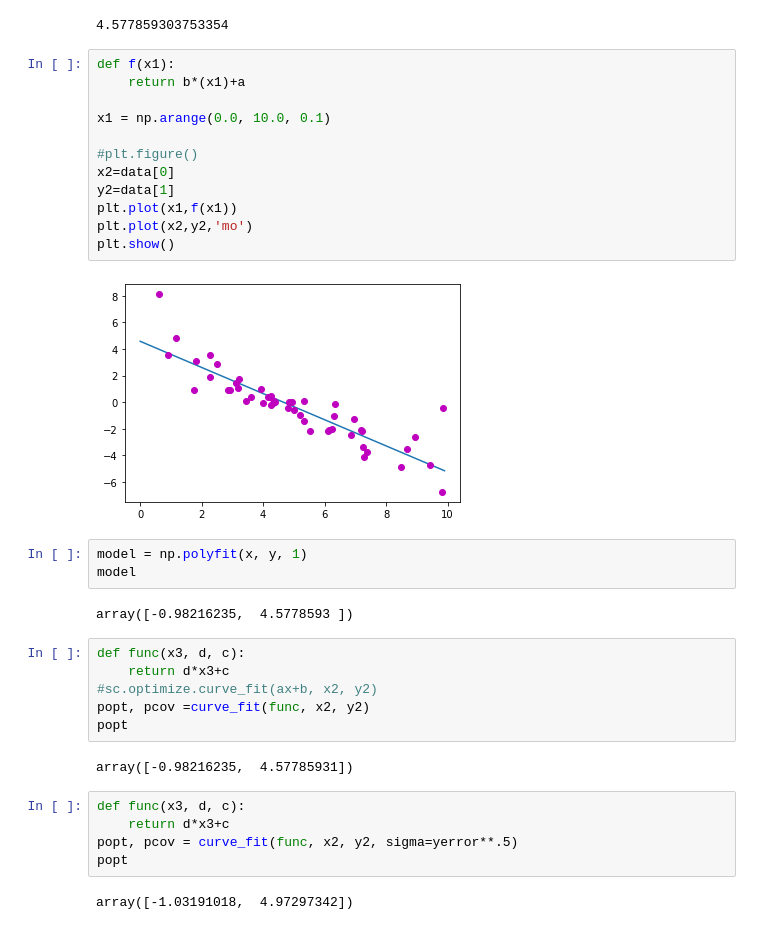
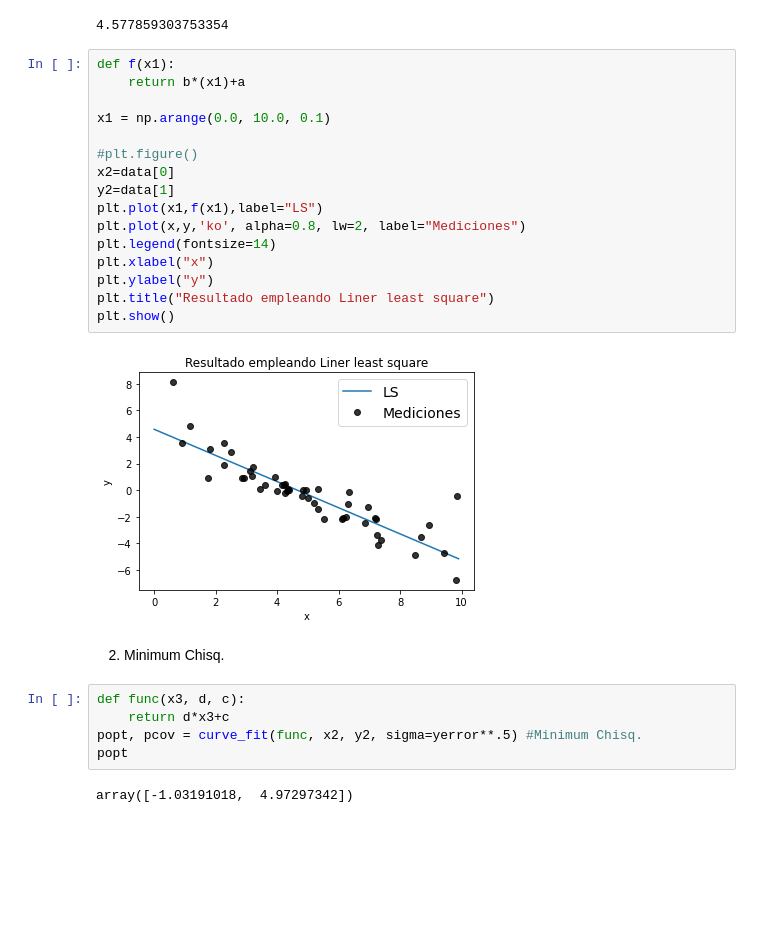
Before and after one commit to DCIDA2019/dcida2020ii-JDJPL, a Jupyter notebook: Oct16/Fitexercise_JDJPL.ipynb, the cells around one changed output. Saved outputs shown, nothing was run; the diff lists cells and outputs as text; blank space fills up the shorter version.

```diff
--- a/Oct16/Fitexercise_JDJPL.ipynb
+++ b/Oct16/Fitexercise_JDJPL.ipynb
@@ -68,34 +75,27 @@ a
 # %%
 def f(x1):
     return b*(x1)+a
 
 x1 = np.arange(0.0, 10.0, 0.1)
 
 #plt.figure()
 x2=data[0]
 y2=data[1]
-plt.plot(x1,f(x1))
-plt.plot(x2,y2,'mo')
+plt.plot(x1,f(x1),label="LS")
+plt.plot(x,y,'ko', alpha=0.8, lw=2, label="Mediciones")
+plt.legend(fontsize=14)
+plt.xlabel("x")
+plt.ylabel("y")
+plt.title("Resultado empleando Liner least square")
 plt.show()
 # %% [output]
-[figure, old version]
+[figure, new version]
-# %%
-model = np.polyfit(x, y, 1)
-model
-# %% [output]
-array([-0.98216235,  4.5778593 ])
+# %% [markdown]
+2. Minimum Chisq.
 # %%
 def func(x3, d, c):
     return d*x3+c
-#sc.optimize.curve_fit(ax+b, x2, y2)
-popt, pcov =curve_fit(func, x2, y2)
+popt, pcov = curve_fit(func, x2, y2, sigma=yerror**.5) #Minimum Chisq.
 popt
 # %% [output]
-array([-0.98216235,  4.57785931])
+array([-1.03191018,  4.97297342])
-# %%
-def func(x3, d, c):
-    return d*x3+c
-popt, pcov = curve_fit(func, x2, y2, sigma=yerror**.5)
-popt
-# %% [output]
-array([-1.03191018,  4.97297342])
```
Also changed, not shown: parts of 11 cells of this notebook.
